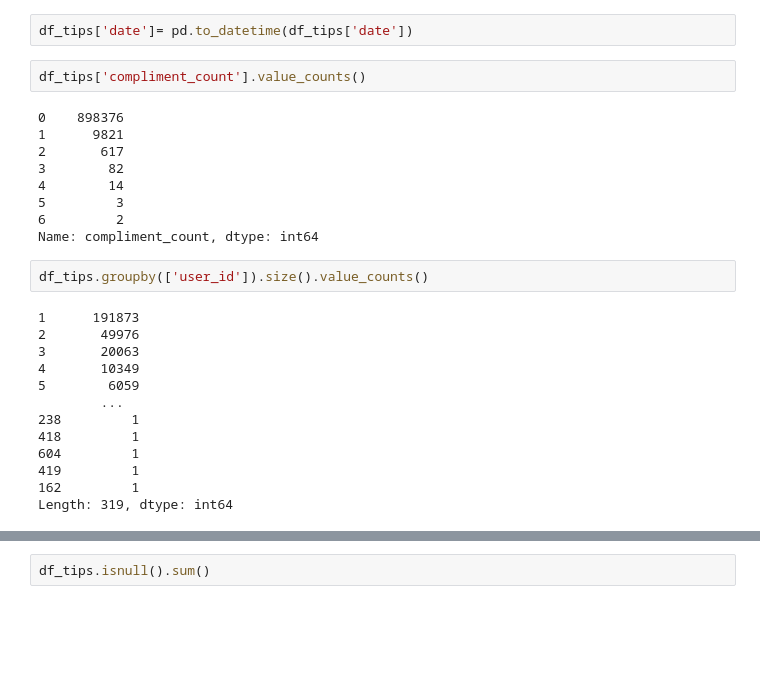
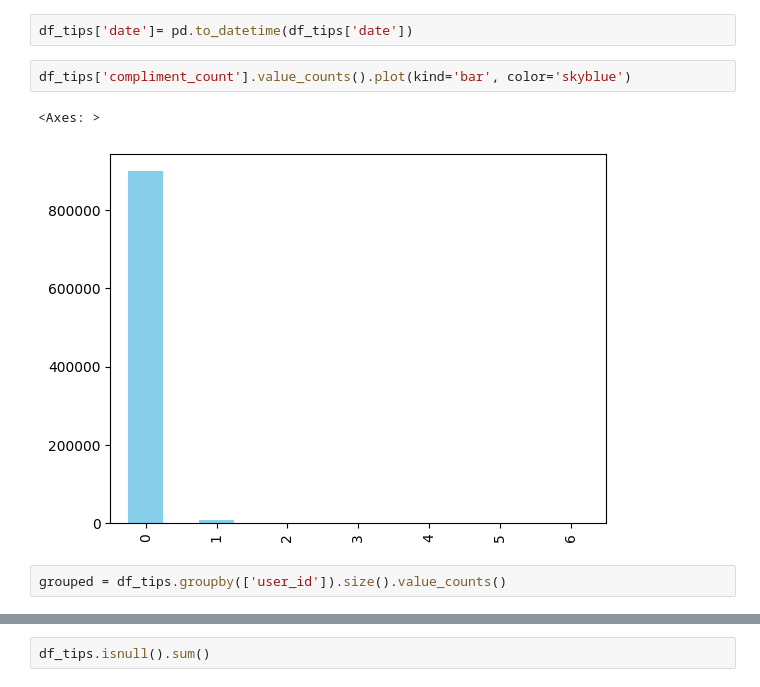
Before and after one commit to Dyouvrean/Yelp-Business-Analysis, a Jupyter notebook: Script.ipynb, the cells around one changed output, grey strips where cells are left out. Cells and saved outputs as stored; diff of their text form; blank space fills up the shorter version.

```diff
--- a/Script.ipynb
+++ b/Script.ipynb
@@ -119,28 +122,9 @@ dtype: object
 # %%
 df_tips['date']= pd.to_datetime(df_tips['date'])
 # %%
-df_tips['compliment_count'].value_counts()
+df_tips['compliment_count'].value_counts().plot(kind='bar', color='skyblue')
 # %% [output]
-0    898376
-1      9821
-2       617
-3        82
-4        14
-5         3
-6         2
-Name: compliment_count, dtype: int64
+<Axes: >
+[figure, added]
 # %%
-df_tips.groupby(['user_id']).size().value_counts()
+grouped = df_tips.groupby(['user_id']).size().value_counts()
-# %% [output]
-1      191873
-2       49976
-3       20063
-4       10349
-5        6059
-        ...
-238         1
-418         1
-604         1
-419         1
-162         1
-Length: 319, dtype: int64
```
Also changed, not shown: parts of 20 cells of this notebook.
